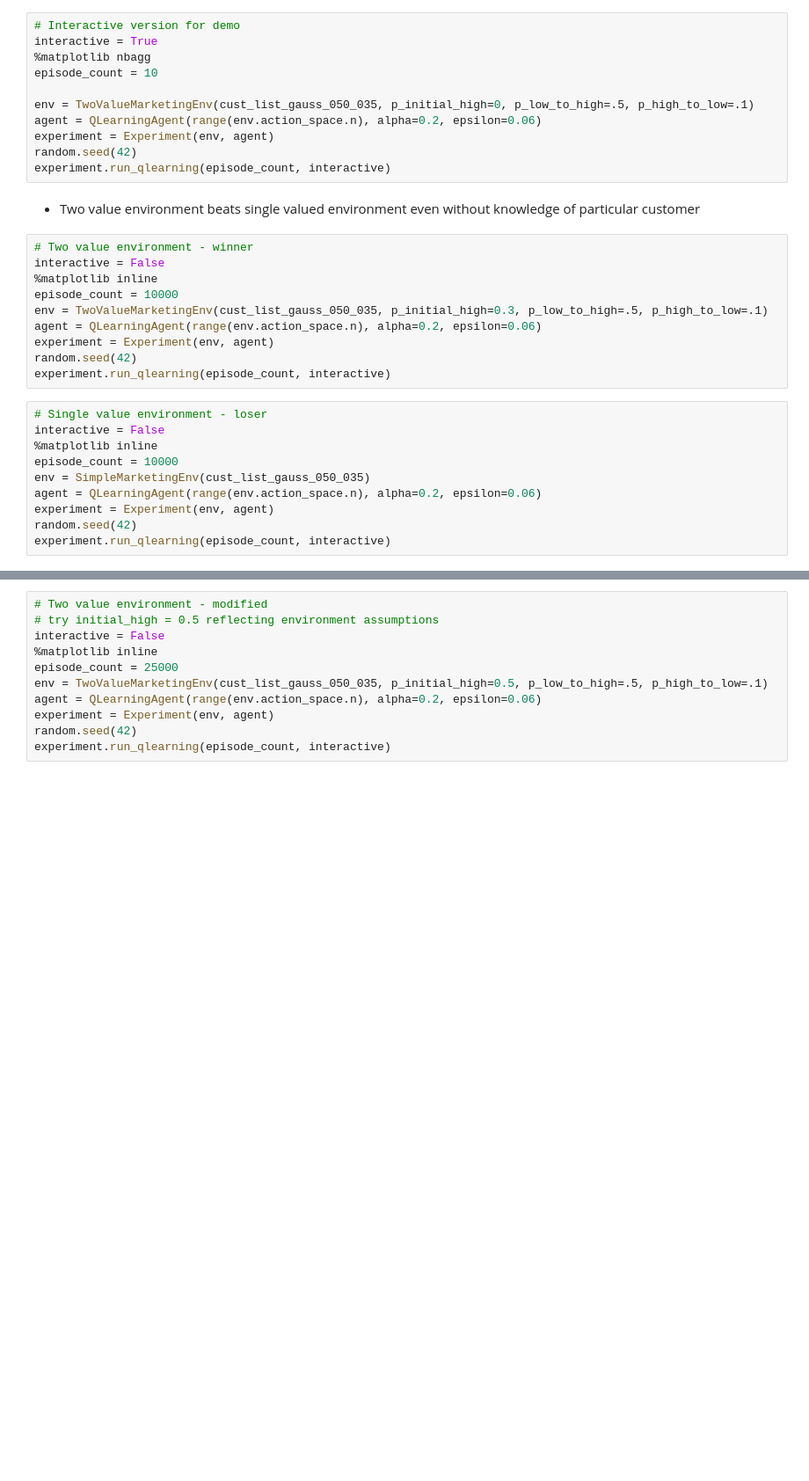
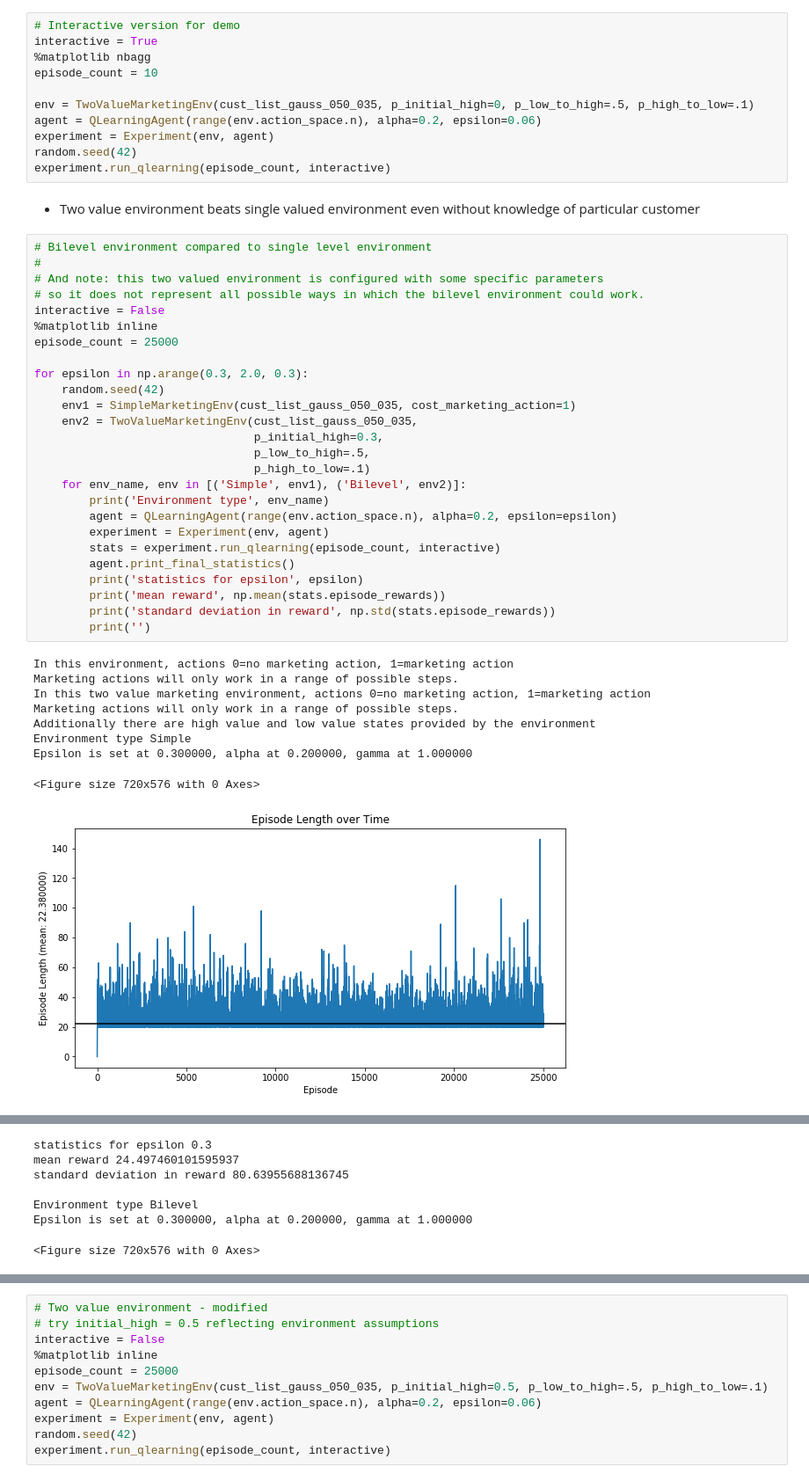
Before and after one commit to extrospective/marketing-rl, a Jupyter notebook: SimpleMarketing/SimpleMarketingTest.ipynb, the cells around one changed output, grey strips where cells are left out. Shown at 88% size. Saved outputs shown, nothing was run; the diff lists cells and outputs as text; blank space fills up the shorter version.

Commit message:
Added missing line about list_cycle in the two value marketing environment.  Added code to iterate epsilon and run several tests for good comparison of bilevel and simple marketing environment

```diff
--- a/SimpleMarketing/SimpleMarketingTest.ipynb
+++ b/SimpleMarketing/SimpleMarketingTest.ipynb
@@ -494,23 +470,39 @@ random.seed(42)
 experiment.run_qlearning(episode_count, interactive)
 # %% [markdown]
 * Two value environment beats single valued environment even without knowledge of particular customer
-# %%
-# Two value environment - winner
-interactive = False
-%matplotlib inline
-episode_count = 10000
-env = TwoValueMarketingEnv(cust_list_gauss_050_035, p_initial_high=0.3, p_low_to_high=.5, p_high_to_low=.1)
-agent = QLearningAgent(range(env.action_space.n), alpha=0.2, epsilon=0.06)
-experiment = Experiment(env, agent)
-random.seed(42)
-experiment.run_qlearning(episode_count, interactive)
-# %%
-# Single value environment - loser
-interactive = False
-%matplotlib inline
-episode_count = 10000
-env = SimpleMarketingEnv(cust_list_gauss_050_035)
-agent = QLearningAgent(range(env.action_space.n), alpha=0.2, epsilon=0.06)
-experiment = Experiment(env, agent)
-random.seed(42)
-experiment.run_qlearning(episode_count, interactive)
+# %%
+# Bilevel environment compared to single level environment
+#
+# And note: this two valued environment is configured with some specific parameters
+# so it does not represent all possible ways in which the bilevel environment could work.
+interactive = False
+%matplotlib inline
+episode_count = 25000
+
+for epsilon in np.arange(0.3, 2.0, 0.3):
+    random.seed(42)
+    env1 = SimpleMarketingEnv(cust_list_gauss_050_035, cost_marketing_action=1)
+    env2 = TwoValueMarketingEnv(cust_list_gauss_050_035,
+                                p_initial_high=0.3,
+                                p_low_to_high=.5,
+                                p_high_to_low=.1)
+    for env_name, env in [('Simple', env1), ('Bilevel', env2)]:
+        print('Environment type', env_name)
+        agent = QLearningAgent(range(env.action_space.n), alpha=0.2, epsilon=epsilon)
+        experiment = Experiment(env, agent)
+        stats = experiment.run_qlearning(episode_count, interactive)
+        agent.print_final_statistics()
+        print('statistics for epsilon', epsilon)
+        print('mean reward', np.mean(stats.episode_rewards))
+        print('standard deviation in reward', np.std(stats.episode_rewards))
+        print('')
+# %% [output]
+In this environment, actions 0=no marketing action, 1=marketing action
+Marketing actions will only work in a range of possible steps.
+In this two value marketing environment, actions 0=no marketing action, 1=marketing action
+Marketing actions will only work in a range of possible steps.
+Additionally there are high value and low value states provided by the environment
+Environment type Simple
+Epsilon is set at 0.300000, alpha at 0.200000, gamma at 1.000000
+<Figure size 720x576 with 0 Axes>
+[figure, added]
@@ -516,0 +510,7 @@ experiment.run_qlearning(episode_count, interactive)
+statistics for epsilon 0.3
+mean reward 24.497460101595937
+standard deviation in reward 80.63955688136745
+
+Environment type Bilevel
+Epsilon is set at 0.300000, alpha at 0.200000, gamma at 1.000000
+<Figure size 720x576 with 0 Axes>
```
Also changed, not shown: parts of 6 cells of this notebook, 1 other file.
